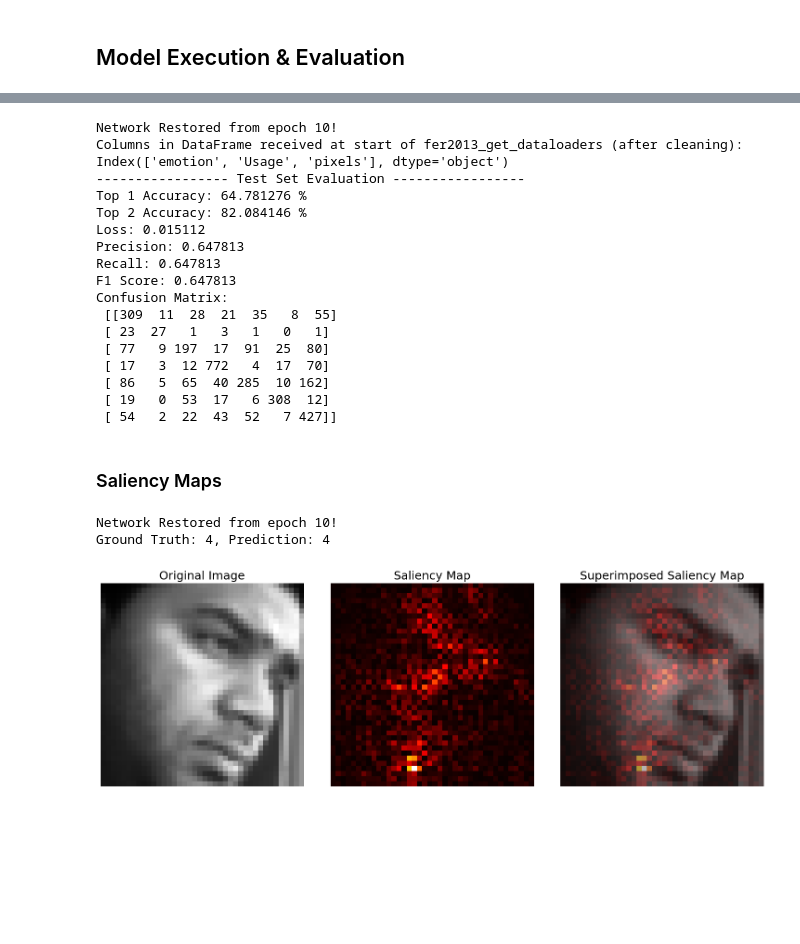
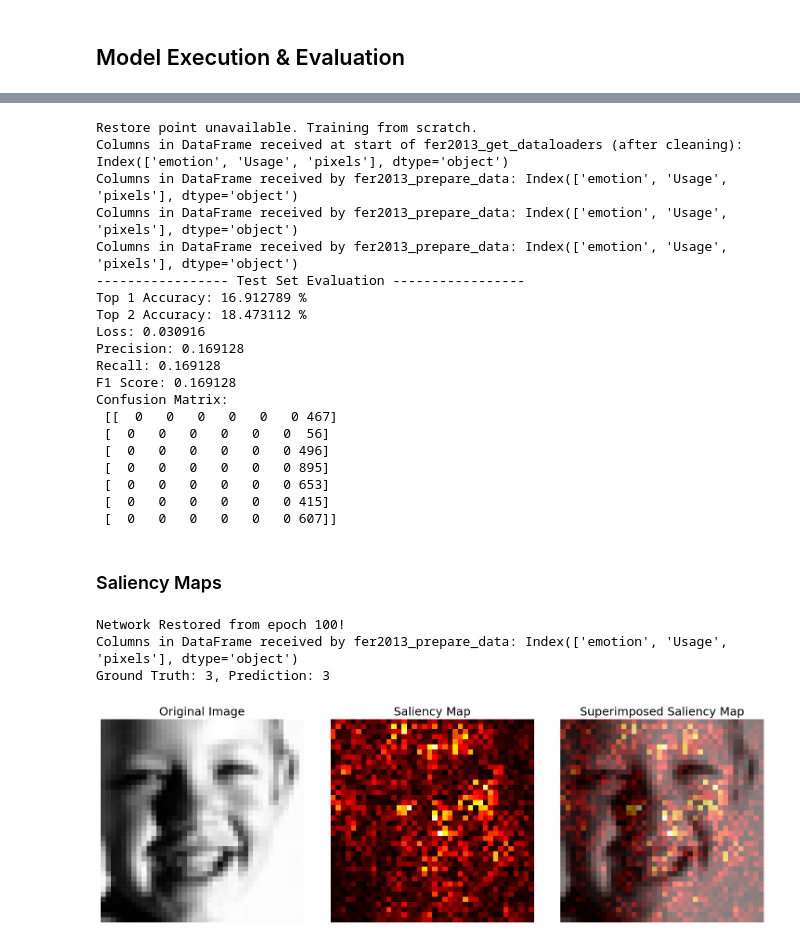
Before and after one commit to Bayhaqieee/FERResearch_ReRun, a Jupyter notebook: Reference_2/FER2013_VGGNet.ipynb, the cells around one changed output, grey strips where cells are left out. Saved outputs shown, nothing was run; the diff lists cells and outputs as text; code cells hidden in the pictures; blank space fills up the shorter version.

Commit message:
100 Epochs Execution

```diff
--- a/Reference_2/FER2013_VGGNet.ipynb
+++ b/Reference_2/FER2013_VGGNet.ipynb
@@ -63,2 +32,2 @@ Mounted at /content/drive
 # %%
-! kaggle competitions download challenges-in-representation-learning-facial-expression-recognition-challenge
+data = pd.read_csv('/kaggle/input/challenges-in-representation-learning-facial-expression-recognition-challenge/icml_face_data.csv')
@@ -78,5 +34,3 @@ Archive:  challenges-in-representation-learning-facial-expression-recognition-ch
-# %%
-data = pd.read_csv('icml_face_data.csv')
 # %%
 data.shape
 # %% [output]
@@ -159,7 +113,7 @@ class CustomDataset(Dataset):
 
         return sample
 # %%
-def fer2013_load_data(path='icml_face_data.csv'):
+def fer2013_load_data(path='/kaggle/input/challenges-in-representation-learning-facial-expression-recognition-challenge/icml_face_data.csv'):
     fer2013 = pd.read_csv(path)
     emotion_mapping = {0: 'Angry', 1: 'Disgust', 2: 'Fear', 3: 'Happy', 4: 'Sad', 5: 'Surprise', 6: 'Neutral'}
     return fer2013, emotion_mapping
@@ -170,7 +124,7 @@ def fer2013_prepare_data(data):
         output: image and label array """
 
     # Add print statement to diagnose
-    # print("Columns in DataFrame received by fer2013_prepare_data:", data.columns) # Remove diagnostic print
+    print("Columns in DataFrame received by fer2013_prepare_data:", data.columns)
 
     image_array = np.zeros(shape=(len(data), 48, 48))
     image_label = np.array(list(map(int, data['emotion'])))
@@ -533,7 +487,7 @@ def run_training(hps_args):
     acc_test, loss_test = evaluate_loop(net, testloader, criterion)
     print(f"Test Accuracy: {acc_test:2.4f} %\t\tTest Loss: {loss_test:2.6f}")
 
-hps_args = ['network=vgg', 'name=my_vgg_run', 'n_epochs=10', 'bs=64']
+hps_args = ['network=vgg', 'name=my_vgg_run', 'n_epochs=100', 'bs=64']
 run_training(hps_args)
 # %% [output]
 No restore epoch provided. Training from scratch.
@@ -633,23 +587,26 @@ def run_evaluation(hps_args, data_df): # Accept data_df as argument
 hps_args_eval = ['network=vgg', 'name=my_vgg_run', 'restore_epoch=10']
 run_evaluation(hps_args_eval, data) # Pass the global data DataFrame
 # %% [output]
-Network Restored from epoch 10!
+Restore point unavailable. Training from scratch.
 Columns in DataFrame received at start of fer2013_get_dataloaders (after cleaning): Index(['emotion', 'Usage', 'pixels'], dtype='object')
+Columns in DataFrame received by fer2013_prepare_data: Index(['emotion', 'Usage', 'pixels'], dtype='object')
+Columns in DataFrame received by fer2013_prepare_data: Index(['emotion', 'Usage', 'pixels'], dtype='object')
+Columns in DataFrame received by fer2013_prepare_data: Index(['emotion', 'Usage', 'pixels'], dtype='object')
 ----------------- Test Set Evaluation -----------------
-Top 1 Accuracy: 64.781276 %
-Top 2 Accuracy: 82.084146 %
-Loss: 0.015112
-Precision: 0.647813
-Recall: 0.647813
-F1 Score: 0.647813
+Top 1 Accuracy: 16.912789 %
+Top 2 Accuracy: 18.473112 %
+Loss: 0.030916
+Precision: 0.169128
+Recall: 0.169128
+F1 Score: 0.169128
 Confusion Matrix:
- [[309  11  28  21  35   8  55]
- [ 23  27   1   3   1   0   1]
- [ 77   9 197  17  91  25  80]
- [ 17   3  12 772   4  17  70]
- [ 86   5  65  40 285  10 162]
- [ 19   0  53  17   6 308  12]
- [ 54   2  22  43  52   7 427]]
+ [[  0   0   0   0   0   0 467]
+ [  0   0   0   0   0   0  56]
+ [  0   0   0   0   0   0 496]
+ [  0   0   0   0   0   0 895]
+ [  0   0   0   0   0   0 653]
+ [  0   0   0   0   0   0 415]
+ [  0   0   0   0   0   0 607]]
 # %% [markdown]
 ### Saliency Maps
 # %%
@@ -697,34 +654,35 @@ def generate_saliency_maps(hps_args):
 
     # Move saliency map to CPU for plotting
     saliency_cpu = saliency.cpu()
 
     # Rescale for visualization
     saliency_cpu -= saliency_cpu.min()
     saliency_cpu /= saliency_cpu.max()
 
     print(f"Ground Truth: {label.item()}, Prediction: {prediction.item()}")
 
     fig, axs = plt.subplots(nrows=1, ncols=3, figsize=(15, 5))
     plt.tight_layout()
 
     axs[0].set_title('Original Image', fontsize=18)
     axs[0].imshow(image_for_plot, cmap='gray')
     axs[0].axis('off')
 
     axs[1].set_title('Saliency Map', fontsize=18)
     im = axs[1].imshow(saliency_cpu, cmap='hot')
     axs[1].axis('off')
 
     axs[2].set_title('Superimposed Saliency Map', fontsize=18)
     axs[2].imshow(image_for_plot, cmap='gray')
     axs[2].imshow(saliency_cpu, cmap='hot', alpha=0.5)
     axs[2].axis('off')
 
     plt.show()
 
-hps_args_saliency = ['network=vgg', 'name=my_vgg_run', 'restore_epoch=10']
+hps_args_saliency = ['network=vgg', 'name=my_vgg_run', 'restore_epoch=100']
 generate_saliency_maps(hps_args_saliency)
 # %% [output]
-Network Restored from epoch 10!
-Ground Truth: 4, Prediction: 4
+Network Restored from epoch 100!
+Columns in DataFrame received by fer2013_prepare_data: Index(['emotion', 'Usage', 'pixels'], dtype='object')
+Ground Truth: 3, Prediction: 3
-[figure, old version]
+[figure, new version]
```
Also changed, not shown: parts of 10 cells of this notebook.
